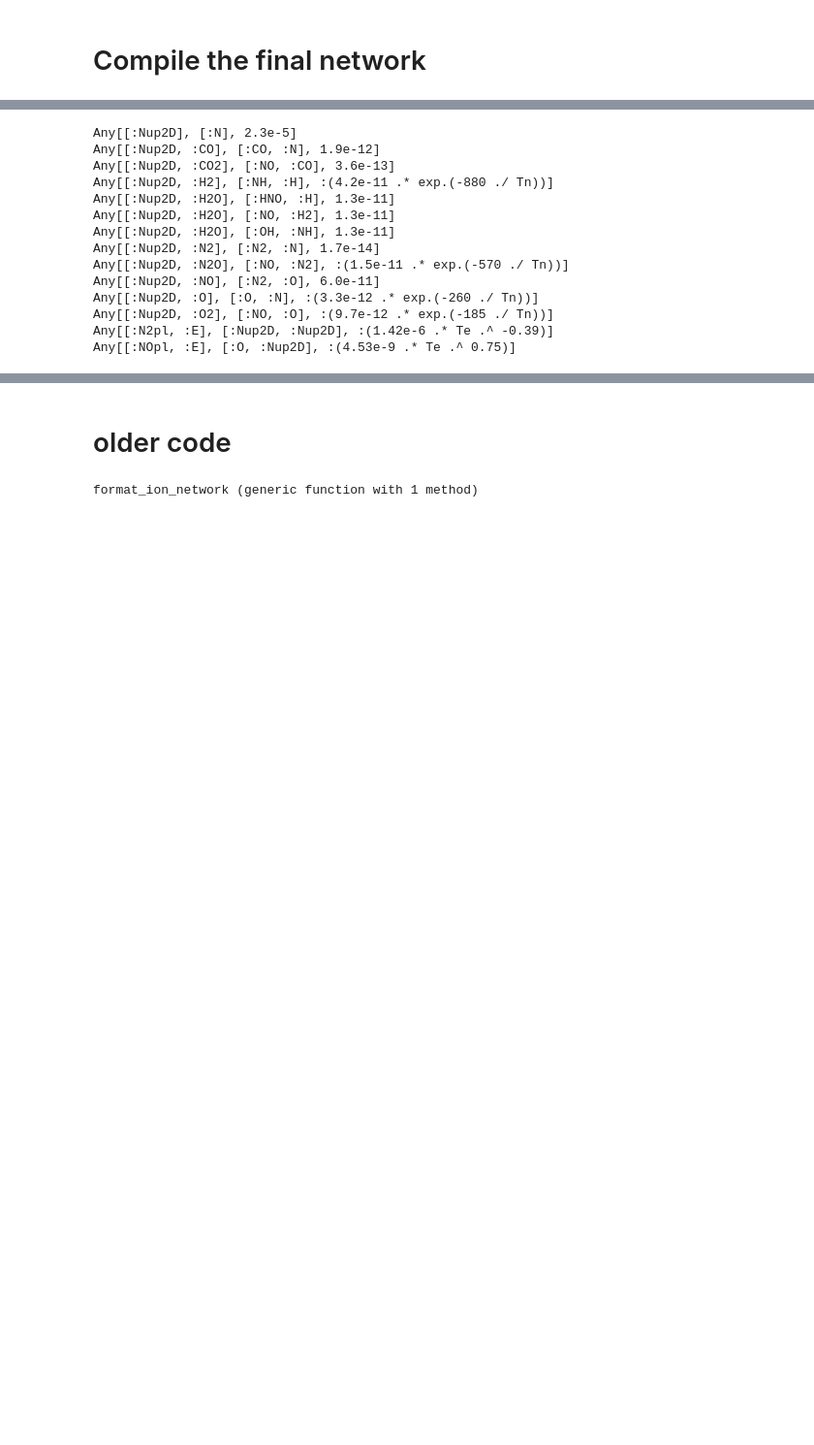
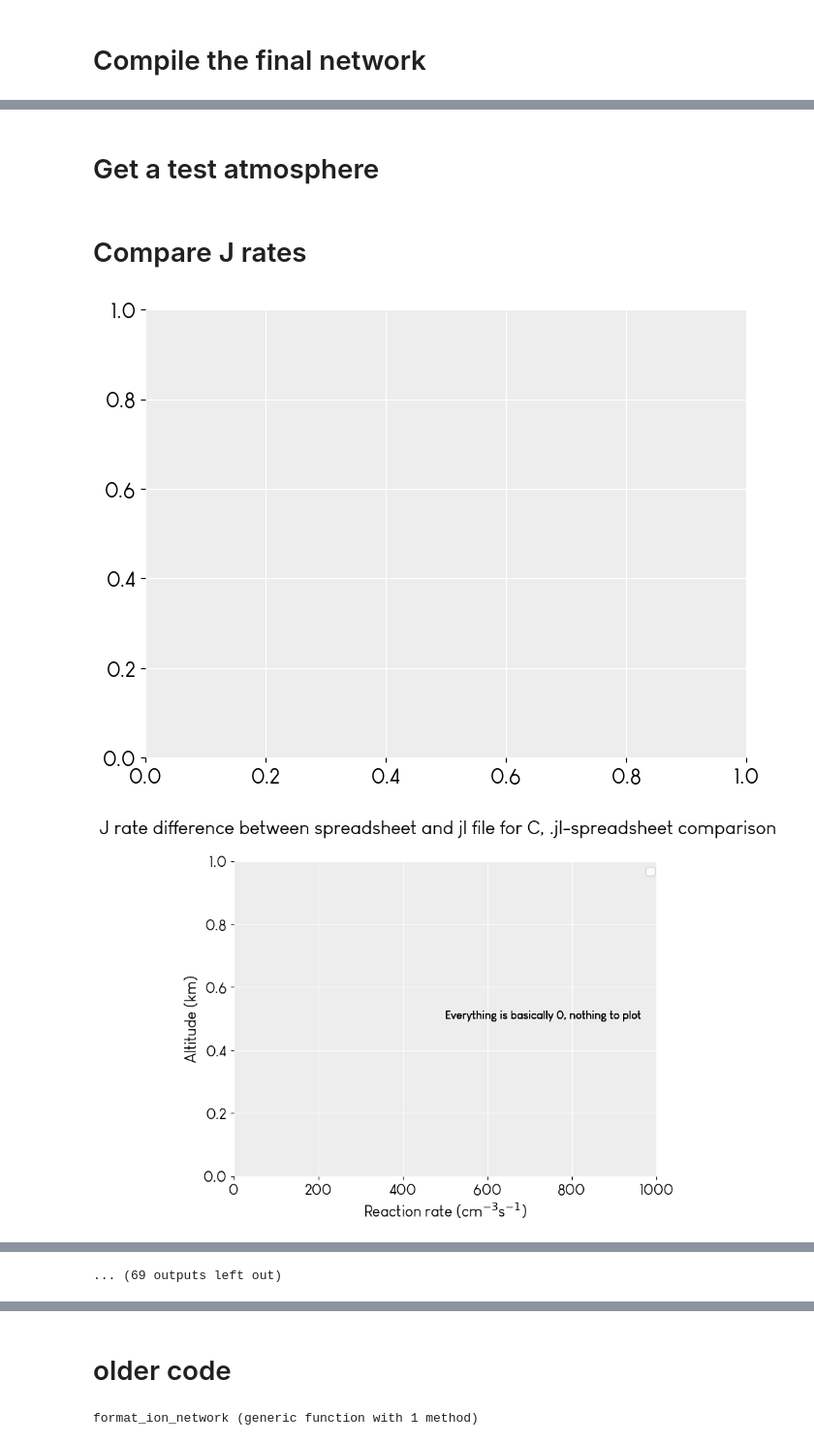
Before and after one commit to emcangi/bluejay, a Jupyter notebook: format_reactions.ipynb, the cells around one changed output, grey strips where cells are left out. Shown at 97% size. Cells and saved outputs as stored; diff of their text form; code cells hidden in the pictures; blank space fills up the shorter version.

```diff
--- a/format_reactions.ipynb
+++ b/format_reactions.ipynb
@@ -96,3 +52,5 @@ neutral_net = format_neutral_network(reaction_network_spreadsheet, all_species)
 # %%
-Jrxns = [[[absorber[Jr]], photolysis_products[Jr], Jr] for Jr in Jratelist]
+ionnet = format_ion_network(reaction_network_spreadsheet, all_species);
+Jrxns = [[[absorber[Jr]], photolysis_products[Jr], Jr] for Jr in Jratelist];
+neutral_net = format_neutral_network(reaction_network_spreadsheet, all_species);
 # %% [output]
@@ -138,21 +100,20 @@ new_auto_reaction_network = [Jrxns..., neutral_net..., ionnet...]
 # %%
-for rxn in new_auto_reaction_network
-    if occursin("Nup2D", string(rxn[1])) | occursin("Nup2D", string(rxn[2]))
-        println(rxn)
+for i in new_auto_reaction_network
+    if :Nup2D in i[1]
+        println(i)
     end
 end
-# %% [output]
-Any[[:Nup2D], [:N], 2.3e-5]
-Any[[:Nup2D, :CO], [:CO, :N], 1.9e-12]
-Any[[:Nup2D, :CO2], [:NO, :CO], 3.6e-13]
-Any[[:Nup2D, :H2], [:NH, :H], :(4.2e-11 .* exp.(-880 ./ Tn))]
-Any[[:Nup2D, :H2O], [:HNO, :H], 1.3e-11]
-Any[[:Nup2D, :H2O], [:NO, :H2], 1.3e-11]
-Any[[:Nup2D, :H2O], [:OH, :NH], 1.3e-11]
-Any[[:Nup2D, :N2], [:N2, :N], 1.7e-14]
-Any[[:Nup2D, :N2O], [:NO, :N2], :(1.5e-11 .* exp.(-570 ./ Tn))]
-Any[[:Nup2D, :NO], [:N2, :O], 6.0e-11]
-Any[[:Nup2D, :O], [:O, :N], :(3.3e-12 .* exp.(-260 ./ Tn))]
-Any[[:Nup2D, :O2], [:NO, :O], :(9.7e-12 .* exp.(-185 ./ Tn))]
-Any[[:N2pl, :E], [:Nup2D, :Nup2D], :(1.42e-6 .* Te .^ -0.39)]
-Any[[:NOpl, :E], [:O, :Nup2D], :(4.53e-9 .* Te .^ 0.75)]
+# %% [markdown]
+# Get a test atmosphere
+# %%
+nc = get_ncurrent("converged_gear_20211231.h5");
+# %% [markdown]
+# Compare J rates
+# %%
+for sp in all_species
+    plot_Jrates(sp, nc, Tn_arr[2:end-1], Ti_arr[2:end-1], Te_arr[2:end-1], speciesbclist, all_species, ion_species, reaction_network, num_layers, plot_grid,
+                "/home/emc/OneDrive-CU/Research/UpperAtmoDH/Results/Jrates/", filenameext=".jl-spreadsheet comparison", source2=new_auto_reaction_network)
+end
+# %% [output]
+[figure, added]
+[figure, added]
@@ -159 +130,2 @@ Any[[:NOpl, :E], [:O, :Nup2D], :(4.53e-9 .* Te .^ 0.75)]
+... (69 outputs left out)
 # %% [markdown]
```
Also changed, not shown: parts of 20 cells of this notebook, 28 other files.
